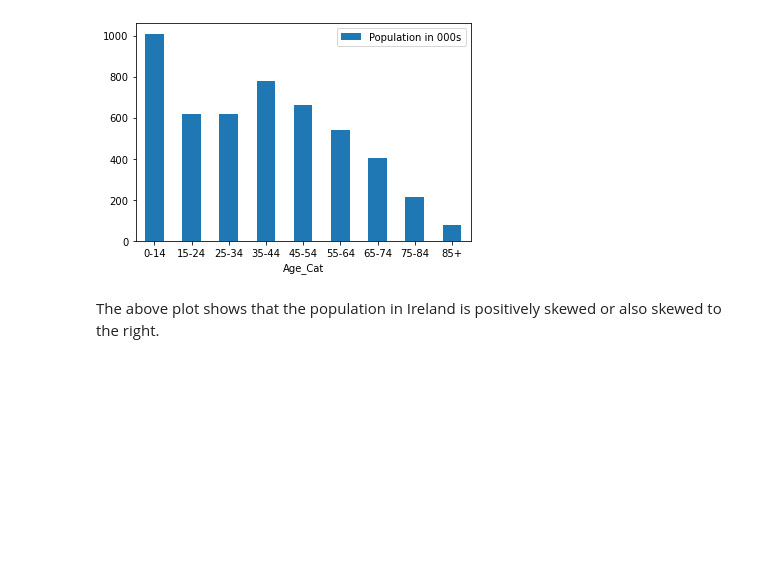
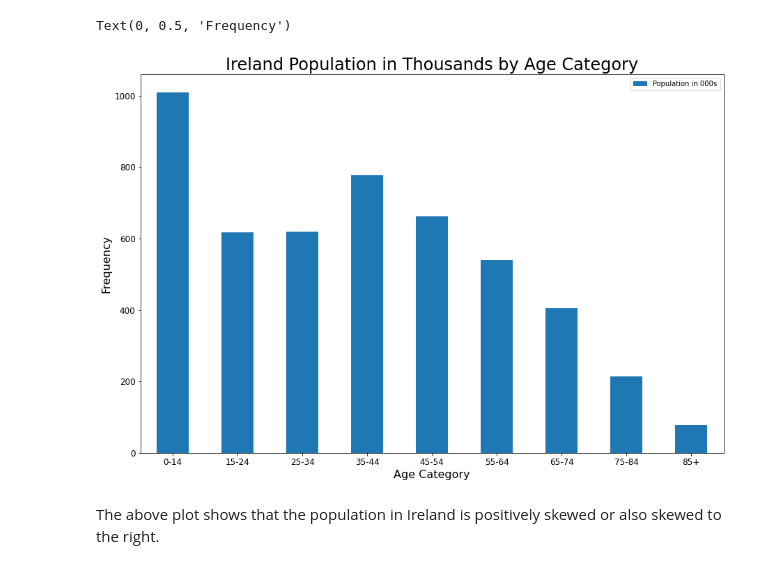
Before and after one commit to fionnmccarthy/Prog_DA_Project, a Jupyter notebook: real_world_phenomenon .ipynb, the cells around one changed output. Cells and saved outputs as stored; diff of their text form; code cells hidden in the pictures; blank space fills up the shorter version.

```diff
--- a/real_world_phenomenon .ipynb
+++ b/real_world_phenomenon .ipynb
@@ -41,26 +46,36 @@ I will utilize the above information in order to simulate the age demographic of
 # %%
 # https://www.geeksforgeeks.org/create-a-pandas-dataframe-from-lists/
 # import pandas as pd
 import pandas as pd
 
 # list of age groups
 age = ['0-14', '15-24', '25-34', '35-44', '45-54', '55-64', '65-74', '75-84', '85+']
 
 # list of populations in 000's
 population = [1008.9, 618.0, 620.0, 776.9, 661.6, 539.7, 404.1, 214.9, 77.3]
 
 # sum population
 population_total = 1008.9 + 618.0 + 620.0 + 776.9 + 661.6 + 539.7 + 404.1 + 214.9 + 77.3
 
 #  create array of population percent
 population_percent = [(i / population_total)*100 for i in population]
 
+#creating pandas dataframe
 df = pd.DataFrame(list(zip(age, population, population_percent)), columns =['Age_Cat', 'Population in 000s', 'Pop%'])
 df
 
-ax = df.plot.bar(x='Age_Cat', y='Population in 000s', rot=0)
+#font type set
+font_1 = {'family':'sans-serif','color':'black','size':16}
+font_2 = {'family':'sans-serif','color':'black','size':24}
+
+#barplot of dataframe
+ax = df.plot.bar(x='Age_Cat', y='Population in 000s', rot=0, figsize=(15, 10), fontsize=12)
+ax.set_title("Ireland Population in Thousands by Age Category", fontdict=font_2)
+ax.set_xlabel("Age Category", fontdict=font_1)
+ax.set_ylabel("Frequency", fontdict=font_1)
 # %% [output]
+Text(0, 0.5, 'Frequency')
-[figure, old version]
+[figure, new version]
 # %% [markdown]
 The above plot shows that the population in Ireland is positively skewed or also skewed to the right.
 # %%
```
Also changed, not shown: parts of 12 cells of this notebook.
